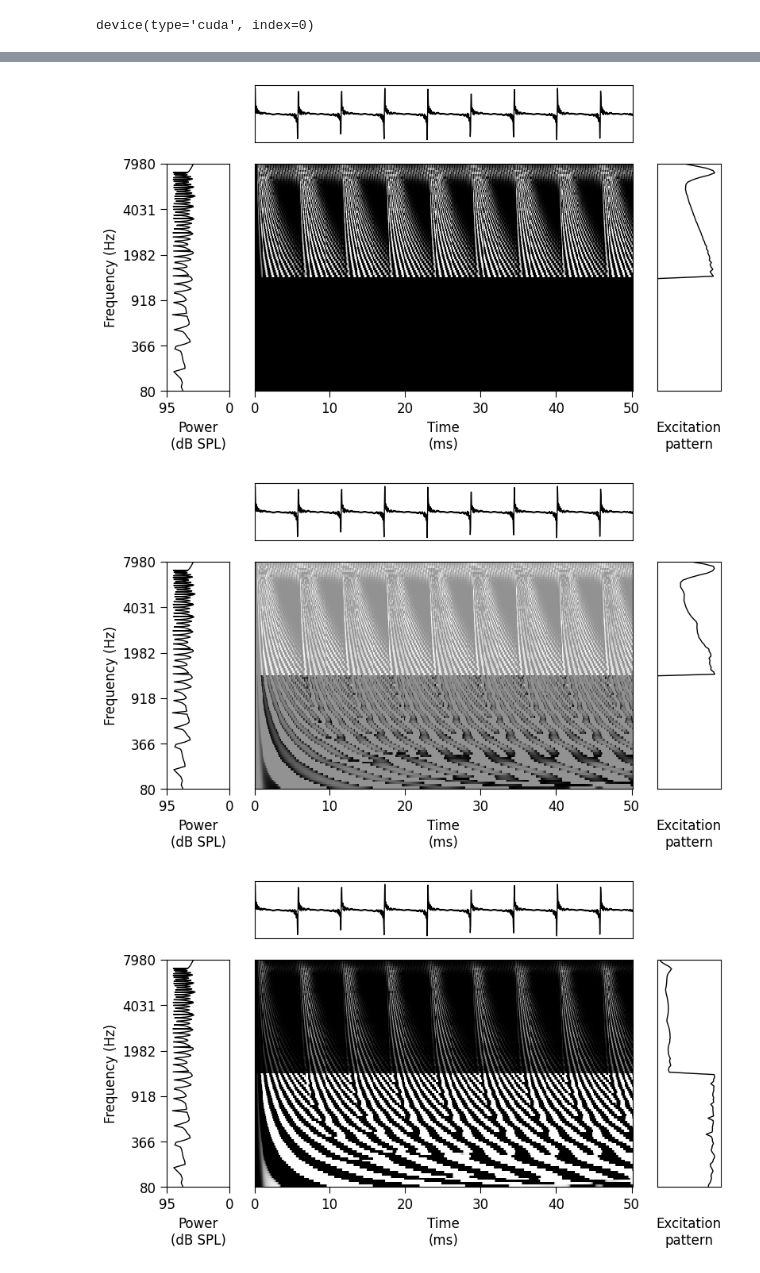
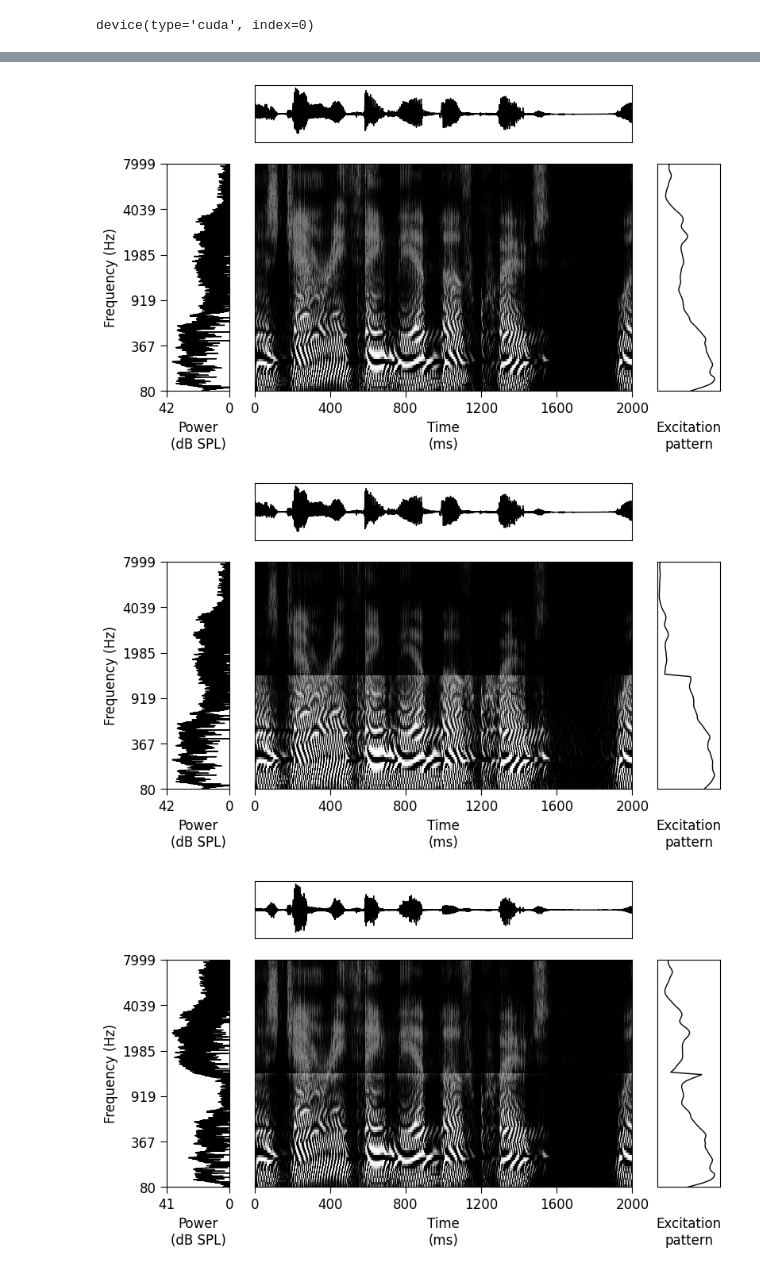
Before and after one commit to msaddler/auditory_model_tutorial, a Jupyter notebook: DEV.ipynb, the cells around one changed output, grey strips where cells are left out. Cells and saved outputs as stored; diff of their text form; code cells hidden in the pictures.

```diff
--- a/DEV.ipynb
+++ b/DEV.ipynb
@@ -21,7 +22,7 @@ device
 # %% [output]
 device(type='cuda', index=0)
 # %%
-sr = 50e3
+sr = 20e3
 x = utils.harmonic_complex_tone(
     sr=sr,
     dur=0.5,
@@ -54,6 +55,6 @@ ipd.display(ipd.Audio(rate=sr, data=x))
 [interactive output not drawn]
 # %%
-sr = 50e3
+sr = 20e3
 x = utils.harmonic_complex_tone(
     sr=sr,
     dur=0.15,
@@ -62,7 +63,7 @@ x = utils.harmonic_complex_tone(
     harmonics=np.arange(1, 10),
 )
 x = utils.set_dbspl(x, 60)
-x += utils.set_dbspl(np.random.randn(*x.shape), 45)
+# x += utils.set_dbspl(np.random.randn(*x.shape), 45)
 
 utils.make_spectrogram_plot(
     x,
@@ -130,5 +131,5 @@ plt.show()
 # %%
-sr = 50000
+sr = 20e3
 filterbank = modules.IHCLowpassFilter(
     sr_input=sr,
     sr_output=sr,
@@ -328,8 +373,9 @@ impaired_cochlear_model = CochlearModel(
     cfs=cfs,
     compression_power=0.3,
     bw_mult=1.0,
-    # threshold=42.0,
-    threshold=np.array([12] * (50) + [72] * (len(cfs) - 50))
+    # threshold=-12.0,
+    # threshold=np.linspace(-12, 36, 100),
+    threshold=np.array(([0] * 50) + ([24] * (len(cfs) - 50))),
 ).to(device)
 
 def loss_function(x_healthy, x_impaired):
@@ -341,5 +387,5 @@ def loss_function(x_healthy, x_impaired):
 
 hearing_aid = HearingAid(sr=sr).to(device)
 for n, p in hearing_aid.named_parameters():
-    print(n, p)
+    print(n, p.shape, p.dtype, p.device)
 # %% [output]
@@ -421,60 +481,61 @@ x = utils.harmonic_complex_tone(
 )
 # x = np.random.randn(10000)
 x = utils.set_dbspl(x, 60.0)
+x, _ = sf.read("data/000.wav")
 x = torch.as_tensor(x[None, ...], dtype=torch.float32, device=device)
 x_aided = hearing_aid(x)
 
 
 nervegram_x = healthy_cochlear_model(x)[0].detach().cpu().numpy()
 nervegram_x_aided = healthy_cochlear_model(x_aided)[0].detach().cpu().numpy()
 nervegram_x_impaired = impaired_cochlear_model(x)[0].detach().cpu().numpy()
 nervegram_x_impaired_aided = impaired_cochlear_model(x_aided)[0].detach().cpu().numpy()
 
+# fig, ax_arr = utils.make_nervegram_plot(
+#     waveform=x_aided[0].detach().cpu().numpy(),
+#     nervegram=nervegram_x - nervegram_x_impaired,
+#     sr_waveform=healthy_cochlear_model.sr_input,
+#     sr_nervegram=healthy_cochlear_model.sr_output,
+#     cfs=healthy_cochlear_model.cfs,
+# )
+# fig, ax_arr = utils.make_nervegram_plot(
+#     waveform=x_aided[0].detach().cpu().numpy(),
+#     nervegram=nervegram_x - nervegram_x_impaired_aided,
+#     sr_waveform=healthy_cochlear_model.sr_input,
+#     sr_nervegram=healthy_cochlear_model.sr_output,
+#     cfs=healthy_cochlear_model.cfs,
+# )
+
 fig, ax_arr = utils.make_nervegram_plot(
-    waveform=x_aided[0].detach().cpu().numpy(),
-    nervegram=nervegram_x - nervegram_x_impaired,
+    waveform=x[0].detach().cpu().numpy(),
+    nervegram=nervegram_x,
     sr_waveform=healthy_cochlear_model.sr_input,
     sr_nervegram=healthy_cochlear_model.sr_output,
     cfs=healthy_cochlear_model.cfs,
 )
-fig, ax_arr = utils.make_nervegram_plot(
-    waveform=x_aided[0].detach().cpu().numpy(),
-    nervegram=nervegram_x - nervegram_x_impaired_aided,
-    sr_waveform=healthy_cochlear_model.sr_input,
-    sr_nervegram=healthy_cochlear_model.sr_output,
-    cfs=healthy_cochlear_model.cfs,
-)
-
-# fig, ax_arr = utils.make_nervegram_plot(
-#     waveform=x[0].detach().cpu().numpy(),
-#     nervegram=nervegram_x,
-#     sr_waveform=healthy_cochlear_model.sr_input,
-#     sr_nervegram=healthy_cochlear_model.sr_output,
-#     cfs=healthy_cochlear_model.cfs,
-# )
 # fig, ax_arr = utils.make_nervegram_plot(
 #     waveform=x_aided[0].detach().cpu().numpy(),
 #     nervegram=nervegram_x_aided,
 #     sr_waveform=healthy_cochlear_model.sr_input,
 #     sr_nervegram=healthy_cochlear_model.sr_output,
 #     cfs=healthy_cochlear_model.cfs,
 # )
-# fig, ax_arr = utils.make_nervegram_plot(
-#     waveform=x[0].detach().cpu().numpy(),
-#     nervegram=nervegram_x_impaired,
-#     sr_waveform=healthy_cochlear_model.sr_input,
-#     sr_nervegram=healthy_cochlear_model.sr_output,
-#     cfs=healthy_cochlear_model.cfs,
-# )
+fig, ax_arr = utils.make_nervegram_plot(
+    waveform=x[0].detach().cpu().numpy(),
+    nervegram=nervegram_x_impaired,
+    sr_waveform=healthy_cochlear_model.sr_input,
+    sr_nervegram=healthy_cochlear_model.sr_output,
+    cfs=healthy_cochlear_model.cfs,
+)
 fig, ax_arr = utils.make_nervegram_plot(
     waveform=x_aided[0].detach().cpu().numpy(),
     nervegram=nervegram_x_impaired_aided,
     sr_waveform=healthy_cochlear_model.sr_input,
     sr_nervegram=healthy_cochlear_model.sr_output,
     cfs=healthy_cochlear_model.cfs,
 )
 plt.show()
 # %% [output]
-[figure, old version]
+[figure, new version]
-[figure, old version]
+[figure, new version]
-[figure, old version]
+[figure, new version]
```
Also changed, not shown: parts of 15 cells of this notebook, 1 other file.
